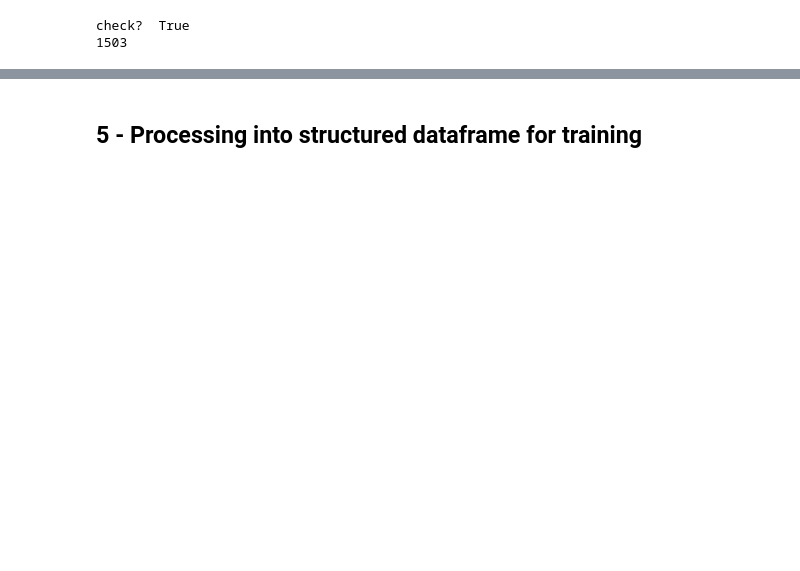
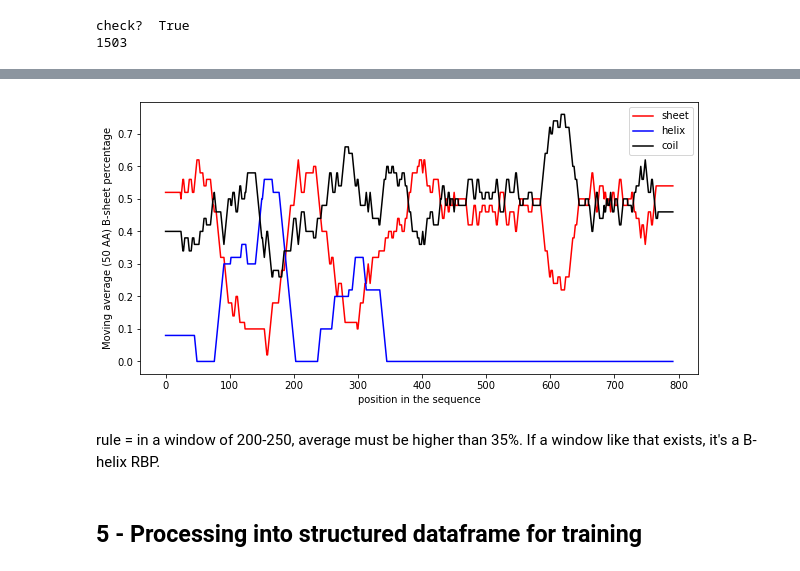
Before and after one commit to dimiboeckaerts/PhageHostLearn, a Jupyter notebook: RBP-R.ipynb, the cells around one changed output, grey strips where cells are left out. Saved outputs shown, nothing was run; the diff lists cells and outputs as text; code cells hidden in the pictures; blank space fills up the shorter version.

```diff
--- a/RBP-R.ipynb
+++ b/RBP-R.ipynb
@@ -596,3 +631,52 @@ sns.heatmap(rbp_sim)
+# %%
+def moving_average_SS(sequence, window_size=33):
+    mas = []
+    window_bit = int((window_size-1)/2)
+
+    # compute margins outside of the window
+    for i, character in enumerate(['H', 'E', 'C']):
+        first_slice = sequence[:window_size]
+        moving_average = np.zeros((len(sequence)))
+        moving_average[:window_bit] = first_slice.count(character) / window_size
+        last_slice = sequence[len(sequence)-window_size:]
+        moving_average[len(sequence)-window_bit:] = last_slice.count(character) / window_size
+
+        # sliding window
+        for i in range(int(window_bit), int(len(sequence)-window_bit)):
+            slice = sequence[int(i-window_bit):int(i+window_bit+1)]
+            moving_average[i] = slice.count(character) / window_size
+        mas.append(moving_average)
+
+    return mas[0], mas[1], mas[2]
+# %%
+KP32s = ['ALT58497.1', 'ALT58498.1', 'YP_009198668.1', 'YP_009198669.1', 'APZ82804.1', 'APZ82805.1', 'APZ82847.1', 'APZ82848.1',
+'YP_002003830.1', 'YP_002003831.1', 'AWN07083.1', 'AWN07084.1', 'AWN07125.1', 'AWN07126.1', 'AWN07172.1', 'AWN07213.1', 'AWN07214.1',
+'YP_003347555.1', 'YP_003347556.1', 'YP_009215498.1', 'AOT28172.1', 'AOT28173.1', 'AOZ65569.1', 'AUV61507.1']
+ma_B = []
+ma_H = []
+ma_C = []
+
+for i, kp32 in enumerate(KP32s):
+    results = pd.read_csv('/Users/dimi/GoogleDrive/PhD/4_PHAGEHOST_LEARNING/SPIDER3-S/example_data/outputs/'+kp32+'.i1', delim_whitespace=True, header=0)
+    sstructs = ''.join([x for x in results['SS']])
+    maHc, maBc, maCc = moving_average_SS(sstructs, window_size=50)
+    ma_H.append(maHc)
+    ma_B.append(maBc)
+    ma_C.append(maCc)
+# %%
+index = 4
+fig, ax = plt.subplots(figsize=(10,5))
+ax.set_xlabel('position in the sequence')
+ax.set_ylabel('Moving average (50 AA) B-sheet percentage')
+ax.plot(ma_B[index], c='red', label='sheet')
+ax.plot(ma_H[index], c='blue', label='helix')
+ax.plot(ma_C[index], color='black', label='coil')
+ax.legend()
+fig.savefig('/Users/Dimi/Desktop/'+KP32s[index]+'.png', dpi=300)
+# %% [output]
+[figure, added]
+# %% [markdown]
+rule = in a window of 200-250, average must be higher than 35%. If a window like that exists, it's a B-helix RBP.
 # %% [markdown]
 ## 5 - Processing into structured dataframe for training
 # %%
```
Also changed, not shown: parts of 35 cells of this notebook, 3 other files.
